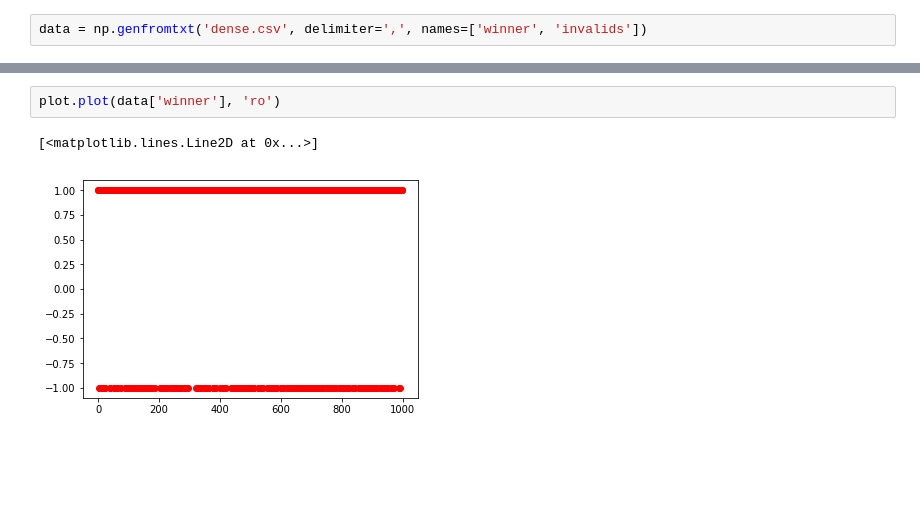
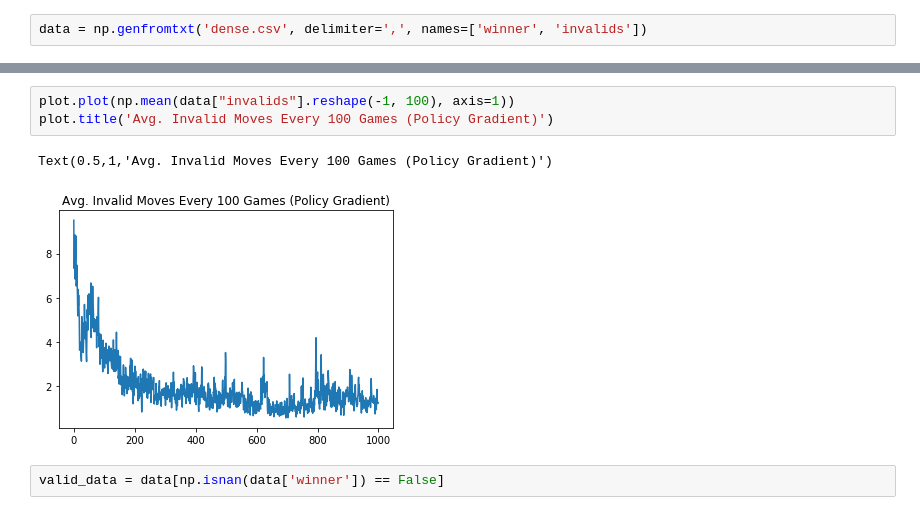
Before and after one commit to SudeshnaD/18f_ml, a Jupyter notebook: tic-tac-toe/Viz.ipynb, the cells around one changed output, grey strips where cells are left out. Saved outputs shown, nothing was run; the diff lists cells and outputs as text; blank space fills up the shorter version.

Commit message:
policy gradient

```diff
--- a/tic-tac-toe/Viz.ipynb
+++ b/tic-tac-toe/Viz.ipynb
@@ -16,5 +8,8 @@ plot.plot(data['invalids'])
-# %%
-plot.plot(data['winner'], 'ro')
-# %% [output]
-[<matplotlib.lines.Line2D at 0x...>]
-[figure, removed]
+# %%
+plot.plot(np.mean(data["invalids"].reshape(-1, 100), axis=1))
+plot.title('Avg. Invalid Moves Every 100 Games (Policy Gradient)')
+# %% [output]
+Text(0.5,1,'Avg. Invalid Moves Every 100 Games (Policy Gradient)')
+[figure, added]
+# %%
+valid_data = data[np.isnan(data['winner']) == False]
```
Also changed, not shown: parts of 5 cells of this notebook, 5 other files.
